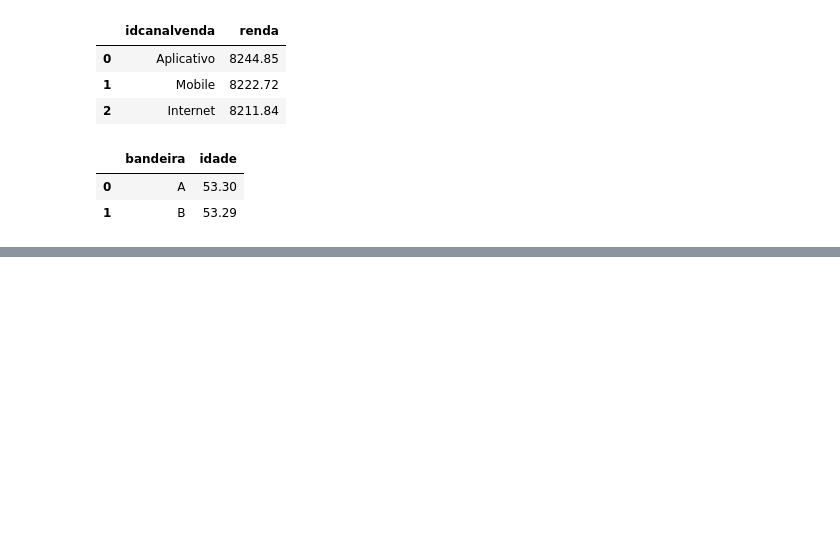
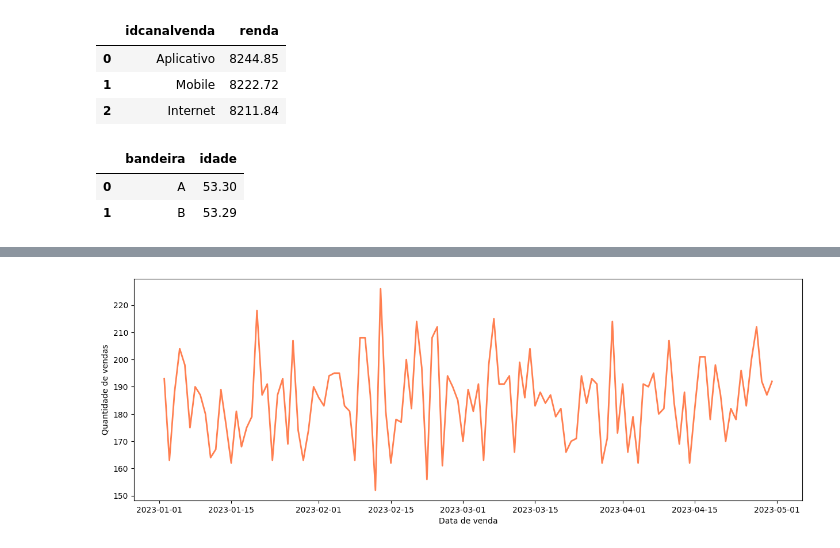
Before and after one commit to FelipeNunesReis/AnaliseExploratorias, a Jupyter notebook: AnalysisRetail.ipynb, the cells around one changed output, grey strips where cells are left out. Saved outputs shown, nothing was run; the diff lists cells and outputs as text; code cells hidden in the pictures; blank space fills up the shorter version.

```diff
--- a/AnalysisRetail.ipynb
+++ b/AnalysisRetail.ipynb
@@ -422,0 +452,3 @@ agg_idade_bandeira.head()
+# %%
+venda_por_data = vendas_correto.groupby('Data').idcompra.nunique().reset_index()
+venda_por_data
@@ -422,0 +469,11 @@ agg_idade_bandeira.head()
+# %%
+fig = plt.figure(figsize = (15,5))
+
+plt.xlabel('Data de venda')
+plt.ylabel('Quantidade de vendas')
+x=venda_por_data['Data']
+y = venda_por_data['idcompra']
+
+plt.plot(x, y, color = 'coral', linewidth = '2');
+# %% [output]
+[figure, added]
```
Also changed, not shown: parts of 12 cells of this notebook.
